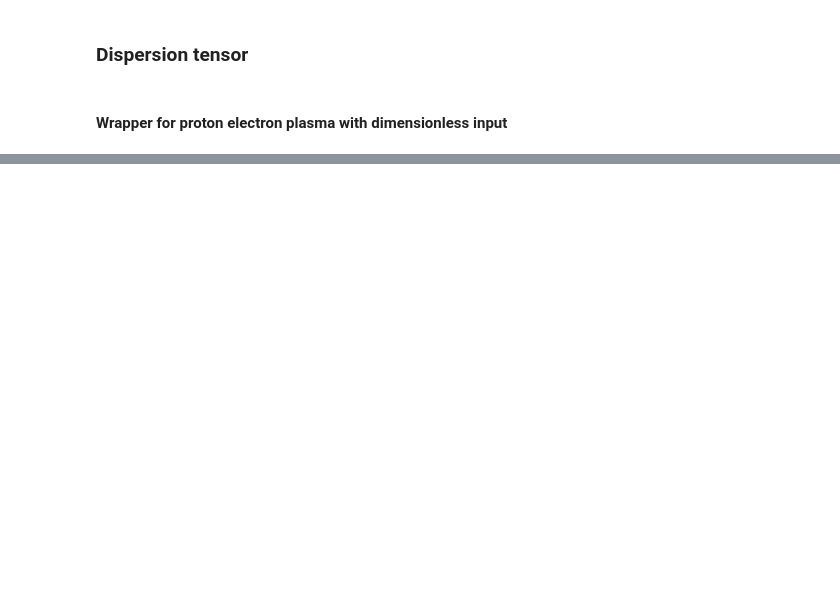
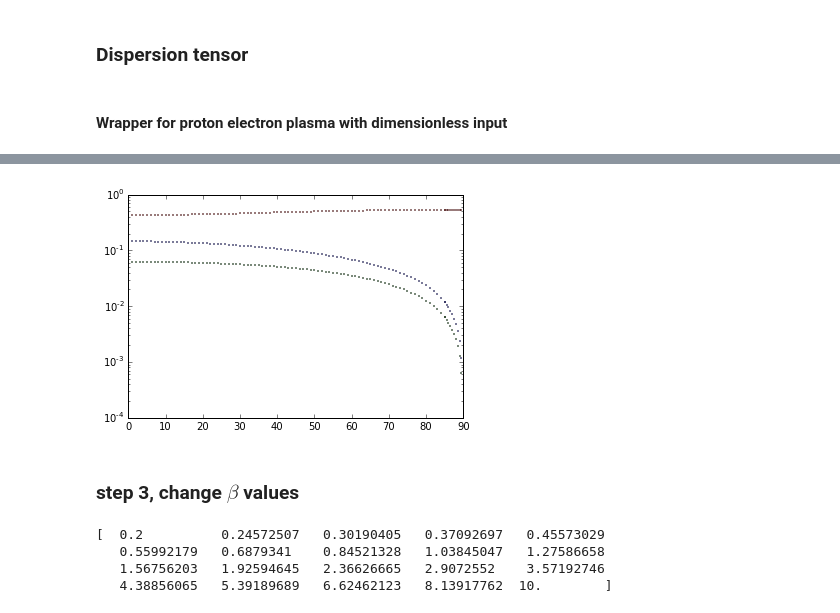
Before and after one commit to YuguangTong/vlasov_solver, a Jupyter notebook: dispersion_tensor.ipynb, the cells around one changed output, grey strips where cells are left out. Cells and saved outputs as stored; diff of their text form; code cells hidden in the pictures; blank space fills up the shorter version.

```diff
--- a/dispersion_tensor.ipynb
+++ b/dispersion_tensor.ipynb
@@ -290,0 +435,29 @@ scipy.optimize.root(real_dt, [0.0015, -0.002])
+# %%
+theta = theta * np.pi/180.
+result_2 = [0.01190802-0.00635779j]
+k = 0.1
+for i in list(range(num))[1:]:
+    theta = angle_list_2[i]
+    theta = theta * np.pi/180.
+    kz = k * np.cos(theta)
+    kp = k * np.sin(theta)
+    f = lambda wrel: real_imag(dt_wrapper(wrel[0] + 1j * wrel[1], kp, kz, beta, tetp = 1, method = 'numpy'))
+    prev_angle = angle_list_2[i-1]
+    guess = result_2[-1] * np.cos(theta)/ np.cos( prev_angle * np.pi/180)
+    freq = scipy.optimize.fsolve(f, real_imag(guess))
+    result_2 += [list_to_complex(freq)]
+# %%
+result = result_1 + result_2
+# %%
+wlist = np.array(list(map(real_imag, result)))
+# %%
+angle_list = np.append(angle_list_1, angle_list_2)
+# %%
+plt.plot(angle_list, wlist[:, 0],'o', markersize=1)
+plt.plot(angle_list, -wlist[:, 1],'o', markersize = 1)
+plt.plot(angle_list, -wlist[:, 1]/ wlist[:, 0], 'o', markersize=1)
+plt.yscale('log')
+# %% [output]
+[figure, added]
+# %% [markdown]
+### step 3, change $\beta$ values
@@ -290,0 +470,11 @@ scipy.optimize.root(real_dt, [0.0015, -0.002])
+# %%
+start = np.log10(0.2)
+stop = np.log10(10.)
+num = 20
+beta_list = np.logspace(start, stop, num, endpoint = True)
+print(beta_list)
+# %% [output]
+[  0.2          0.24572507   0.30190405   0.37092697   0.45573029
+   0.55992179   0.6879341    0.84521328   1.03845047   1.27586658
+   1.56756203   1.92594645   2.36626665   2.9072552    3.57192746
+   4.38856065   5.39189689   6.62462123   8.13917762  10.        ]
```
Also changed, not shown: parts of 38 cells of this notebook, 1 other file.
